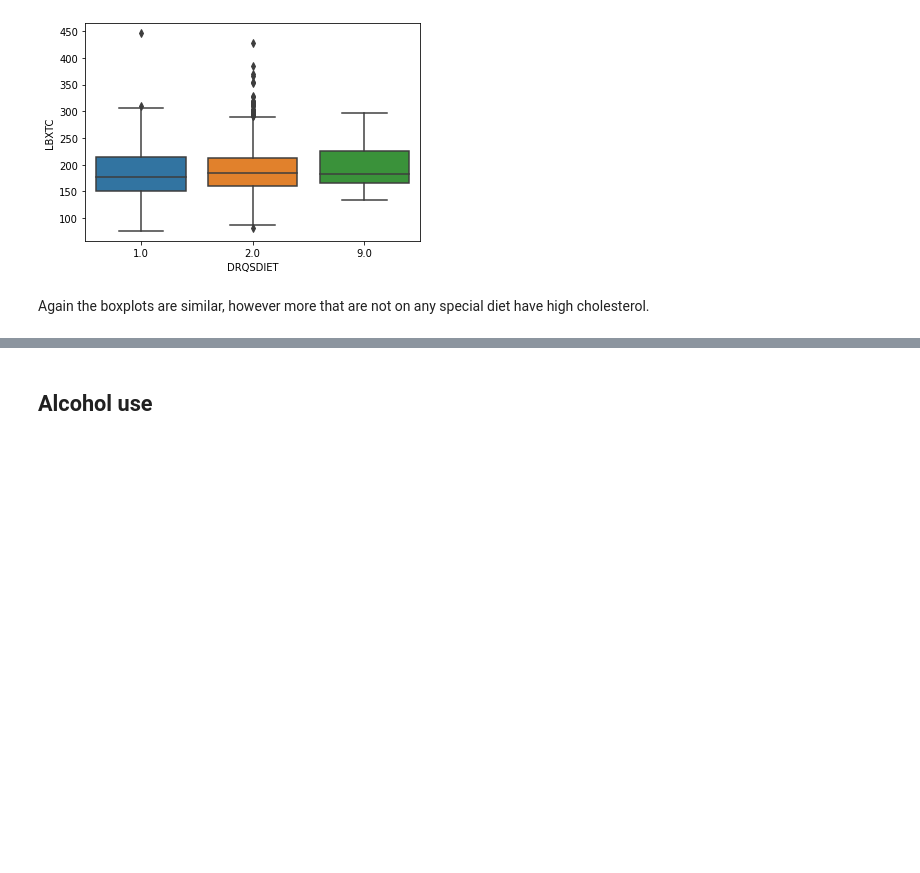
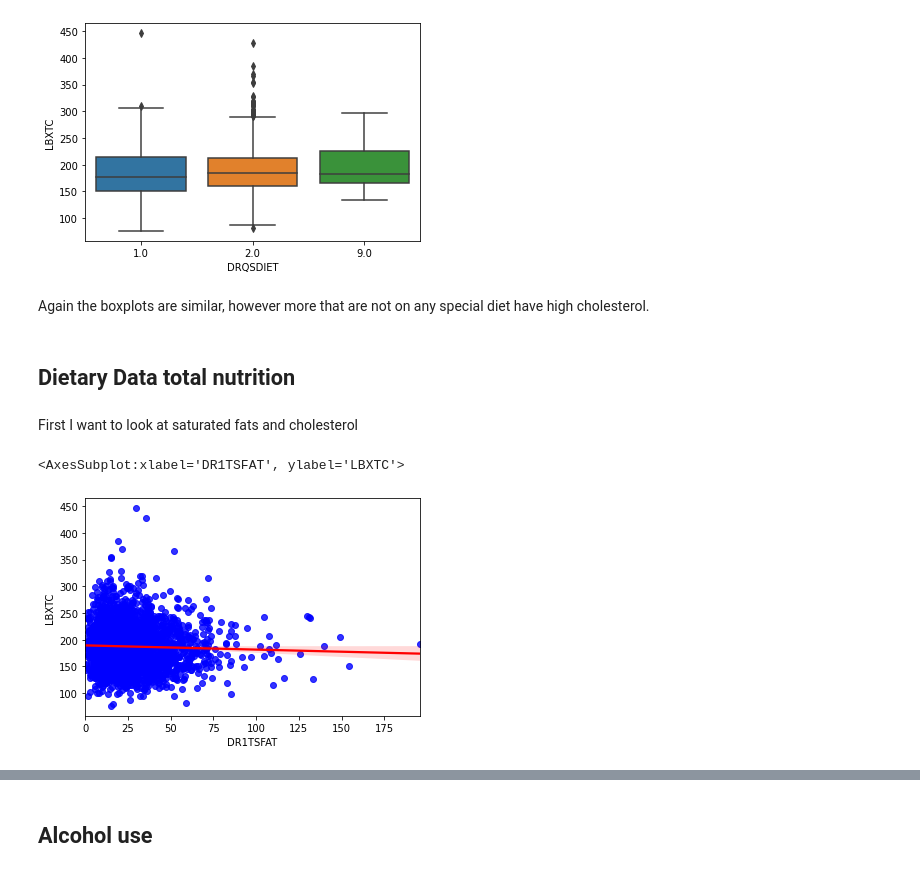
Before and after one commit to mathisme/ThinkfulDSFinalCapstone, a Jupyter notebook: notebooks/EDA.ipynb, the cells around one changed output, grey strips where cells are left out. Cells and saved outputs as stored; diff of their text form; code cells hidden in the pictures; blank space fills up the shorter version.

```diff
--- a/notebooks/EDA.ipynb
+++ b/notebooks/EDA.ipynb
@@ -353,3 +353,12 @@ sns.boxplot(x='DRQSDIET', y='LBXTC', data=diet)
 Again the boxplots are similar, however more that are not on any special diet have high cholesterol.
 # %%
 # still need to do fish questions
+# %% [markdown]
+## Dietary Data total nutrition
+# %% [markdown]
+First I want to look at saturated fats and cholesterol
+# %%
+sns.regplot(x='DR1TSFAT',  y='LBXTC', data=diet, scatter_kws={"color": "blue"}, line_kws={"color": "red"})
+# %% [output]
+<AxesSubplot:xlabel='DR1TSFAT', ylabel='LBXTC'>
+[figure, added]
```
Also changed, not shown: parts of 6 cells of this notebook.
